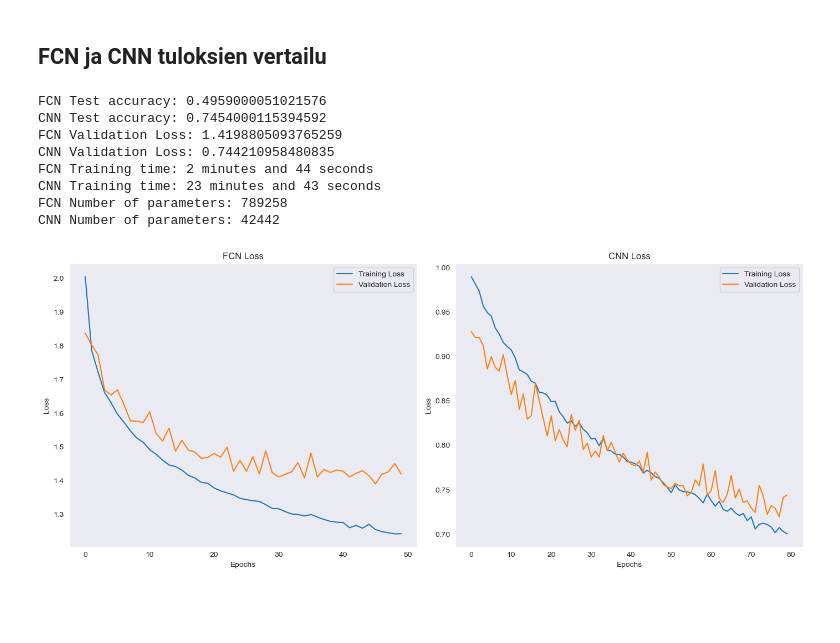
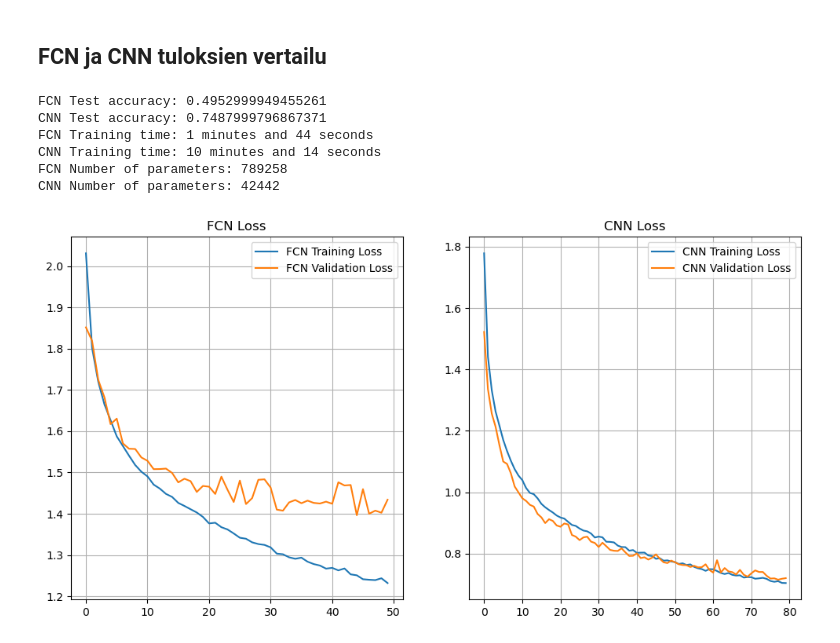
Before and after one commit to Islake/Neuroverkkoprojekti, a Jupyter notebook: CIFAR-10 luokitteluprojekti/CIFAR-10 luokittelu.ipynb, the cells around one changed output. Drawn from its saved outputs; the diff is of its cells as text; code cells hidden in the pictures; blank space fills up the shorter version.

Commit message:
Visualisointi

```diff
--- a/CIFAR-10 luokitteluprojekti/CIFAR-10 luokittelu.ipynb
+++ b/CIFAR-10 luokitteluprojekti/CIFAR-10 luokittelu.ipynb
@@ -321,64 +326,52 @@ for k in range(10):
 # %% [markdown]
 ## FCN ja CNN tuloksien vertailu
 # %%
-# Load results from dictionary
+# Load results
+fcn_results = np.load("fcn_results.npz", allow_pickle=True)
+cnn_results = np.load("cnn_results.npz", allow_pickle=True)
+
 fcn_accuracy = fcn_results["accuracy"]
 fcn_time = fcn_results["time"]
-fcn_history = fcn_results["history"]
-fcn_val_loss = fcn_results["history"]["val_loss"]
-
+fcn_history = fcn_results["history"].item()
 
 cnn_accuracy = cnn_results["accuracy"]
 cnn_time = cnn_results["time"]
-cnn_history = cnn_results["history"]
-cnn_val_loss = cnn_results["history"]["val_loss"]
+cnn_history = cnn_results["history"].item()
 
 # Convert training time to minutes and seconds
 fcn_minutes, fcn_seconds = divmod(fcn_time, 60)
 cnn_minutes, cnn_seconds = divmod(cnn_time, 60)
 
 # Print results
 print(f"FCN Test accuracy: {fcn_accuracy}")
 print(f"CNN Test accuracy: {cnn_accuracy}")
-print(f"FCN Validation Loss: {fcn_val_loss[-1]}")
-print(f"CNN Validation Loss: {cnn_val_loss[-1]}")
 print(f"FCN Training time: {int(fcn_minutes)} minutes and {int(fcn_seconds)} seconds")
 print(f"CNN Training time: {int(cnn_minutes)} minutes and {int(cnn_seconds)} seconds")
 print(f"FCN Number of parameters: {model_fcn.count_params()}")
 print(f"CNN Number of parameters: {model_cnn.count_params()}")
 
+# Plot training vs validation loss
+plt.figure(figsize=(12, 6))
+plt.subplot(1, 2, 1)
+plt.plot(fcn_history['loss'], label='FCN Training Loss')
+plt.plot(fcn_history['val_loss'], label='FCN Validation Loss')
+plt.legend()
+plt.grid()
+plt.title('FCN Loss')
 
+plt.subplot(1, 2, 2)
+plt.plot(cnn_history['loss'], label='CNN Training Loss')
+plt.plot(cnn_history['val_loss'], label='CNN Validation Loss')
+plt.legend()
+plt.grid()
+plt.title('CNN Loss')
 
-
-fig, axes = plt.subplots(1, 2, figsize=(14, 6))
-
-# FCN Loss
-axes[0].plot(fcn_history["loss"], label="Training Loss")
-axes[0].plot(fcn_history["val_loss"], label="Validation Loss")
-axes[0].set_title('FCN Loss')
-axes[0].set_xlabel('Epochs')
-axes[0].set_ylabel('Loss')
-axes[0].legend()
-axes[0].grid()
-
-# CNN Loss
-axes[1].plot(cnn_history["loss"], label="Training Loss")
-axes[1].plot(cnn_history["val_loss"], label="Validation Loss")
-axes[1].set_title('CNN Loss')
-axes[1].set_xlabel('Epochs')
-axes[1].set_ylabel('Loss')
-axes[1].legend()
-axes[1].grid()
-
-plt.tight_layout()
 plt.show()
 # %% [output]
-FCN Test accuracy: 0.4959000051021576
-CNN Test accuracy: 0.7454000115394592
-FCN Validation Loss: 1.4198805093765259
-CNN Validation Loss: 0.744210958480835
-FCN Training time: 2 minutes and 44 seconds
-CNN Training time: 23 minutes and 43 seconds
+FCN Test accuracy: 0.4952999949455261
+CNN Test accuracy: 0.7487999796867371
+FCN Training time: 1 minutes and 44 seconds
+CNN Training time: 10 minutes and 14 seconds
 FCN Number of parameters: 789258
 CNN Number of parameters: 42442
-[figure, old version]
+[figure, new version]
```
Also changed, not shown: parts of 18 cells of this notebook.
